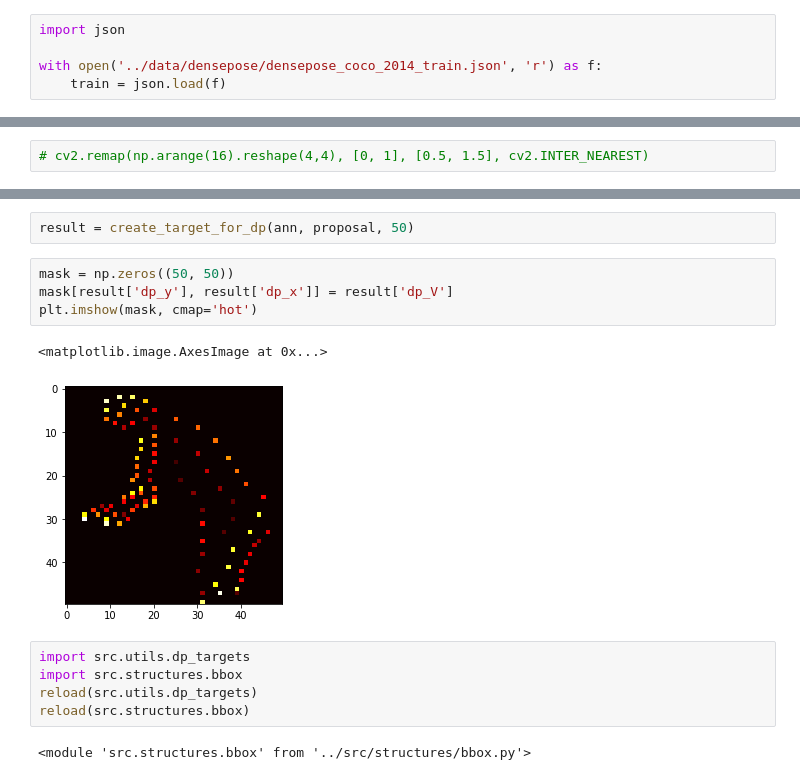
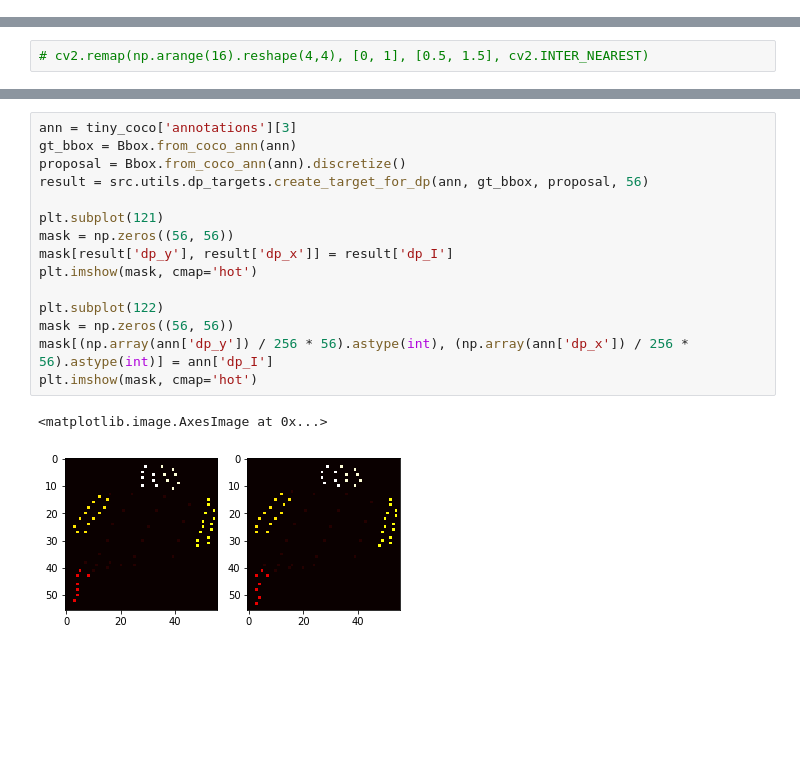
Before and after one commit to universome/human-pose, a Jupyter notebook: notebooks/test_targets.ipynb, the cells around one changed output, grey strips where cells are left out. Saved outputs shown, nothing was run; the diff lists cells and outputs as text; blank space fills up the shorter version.

```diff
--- a/notebooks/test_targets.ipynb
+++ b/notebooks/test_targets.ipynb
@@ -7,5 +12,0 @@ import numpy as np
-# %%
-import json
-
-with open('../data/densepose/densepose_coco_2014_train.json', 'r') as f:
-    train = json.load(f)
@@ -107,16 +248,18 @@ plt.imshow(src.utils.dp_targets.downsample_mask(bg_mask, 28))
-# %%
-result = create_target_for_dp(ann, proposal, 50)
-# %%
-mask = np.zeros((50, 50))
-mask[result['dp_y'], result['dp_x']] = result['dp_V']
-plt.imshow(mask, cmap='hot')
-# %% [output]
-<matplotlib.image.AxesImage at 0x...>
-[figure, removed]
-# %%
-import src.utils.dp_targets
-import src.structures.bbox
-reload(src.utils.dp_targets)
-reload(src.structures.bbox)
-# %% [output]
-<module 'src.structures.bbox' from '../src/structures/bbox.py'>
+# %%
+ann = tiny_coco['annotations'][3]
+gt_bbox = Bbox.from_coco_ann(ann)
+proposal = Bbox.from_coco_ann(ann).discretize()
+result = src.utils.dp_targets.create_target_for_dp(ann, gt_bbox, proposal, 56)
+
+plt.subplot(121)
+mask = np.zeros((56, 56))
+mask[result['dp_y'], result['dp_x']] = result['dp_I']
+plt.imshow(mask, cmap='hot')
+
+plt.subplot(122)
+mask = np.zeros((56, 56))
+mask[(np.array(ann['dp_y']) / 256 * 56).astype(int), (np.array(ann['dp_x']) / 256 * 56).astype(int)] = ann['dp_I']
+plt.imshow(mask, cmap='hot')
+# %% [output]
+<matplotlib.image.AxesImage at 0x...>
+[figure, added]
```
Also changed, not shown: parts of 21 cells of this notebook, 3 other files.
